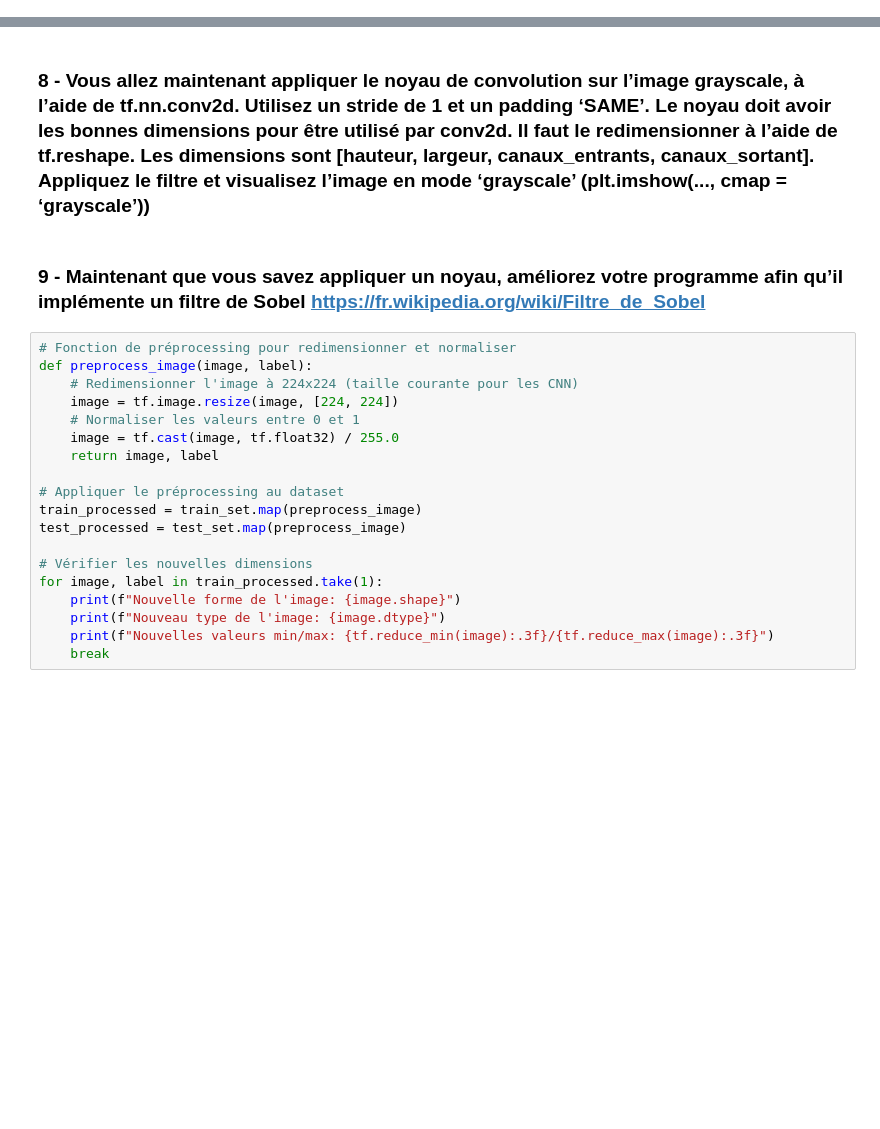
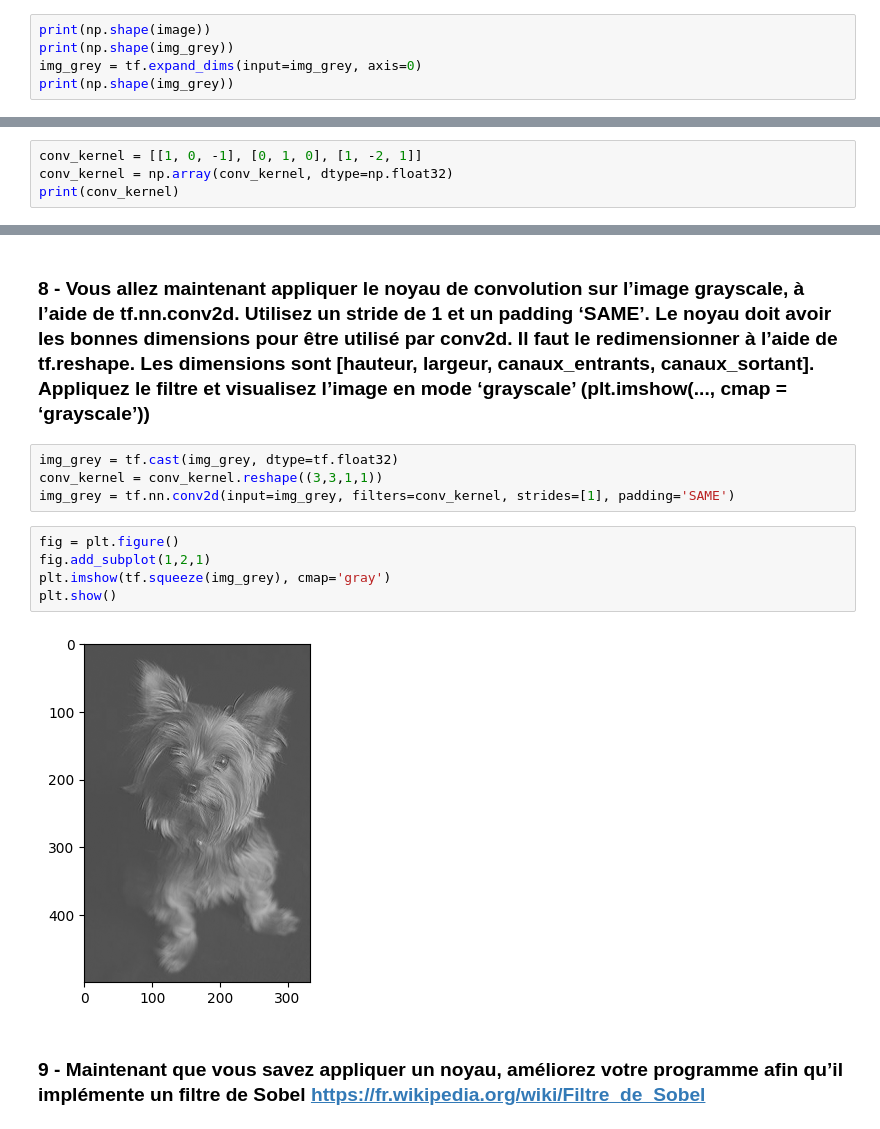
Before and after one commit to Angel0503/DeepLearning, a Jupyter notebook: Convolution/TD2.ipynb, the cells around one changed output, grey strips where cells are left out. Saved outputs shown, nothing was run; the diff lists cells and outputs as text; blank space fills up the shorter version.

```diff
--- a/Convolution/TD2.ipynb
+++ b/Convolution/TD2.ipynb
@@ -205,2 +228,7 @@ tfds.visualization.show_examples(train_set, dataset_info)
 # %% [markdown]
 ### 6 - Une couche de convolution va être appliquée sur l’image grayscale. En tensorflow, les données sont transmises aux différentes couches des réseaux de neurones par batch. Il faut donc rajouter une dimension devant l’image pour représenter le batch. Dans un premier temps, vérifier les dimensions de l’image (avec np.shape par exemple). Ajoutez une dimension avec expand_dims, puis vérifiez le résultat.
+# %%
+print(np.shape(image))
+print(np.shape(img_grey))
+img_grey = tf.expand_dims(input=img_grey, axis=0)
+print(np.shape(img_grey))
@@ -207,2 +239,6 @@ tfds.visualization.show_examples(train_set, dataset_info)
 # %% [markdown]
 ### 7 - Définissez un noyau de convolution, à l’aide d’un array numpy à 2 dimensions. Chacune des dimenions devra contenir 3 éléments de type float32. Définissez les valeurs vous-même, manuellement.
+# %%
+conv_kernel = [[1, 0, -1], [0, 1, 0], [1, -2, 1]]
+conv_kernel = np.array(conv_kernel, dtype=np.float32)
+print(conv_kernel)
@@ -209,23 +249,15 @@ tfds.visualization.show_examples(train_set, dataset_info)
 # %% [markdown]
 ### 8 - Vous allez maintenant appliquer le noyau de convolution sur l’image grayscale, à l’aide de tf.nn.conv2d. Utilisez un stride de 1 et un padding ‘SAME’. Le noyau doit avoir les bonnes dimensions pour être utilisé par conv2d. Il faut le redimensionner à l’aide de tf.reshape. Les dimensions sont [hauteur, largeur, canaux_entrants, canaux_sortant]. Appliquez le filtre et visualisez l’image en mode ‘grayscale’ (plt.imshow(..., cmap = ‘grayscale’))
+# %%
+img_grey = tf.cast(img_grey, dtype=tf.float32)
+conv_kernel = conv_kernel.reshape((3,3,1,1))
+img_grey = tf.nn.conv2d(input=img_grey, filters=conv_kernel, strides=[1], padding='SAME')
+# %%
+fig = plt.figure()
+fig.add_subplot(1,2,1)
+plt.imshow(tf.squeeze(img_grey), cmap='gray')
+plt.show()
+# %% [output]
+[figure, added]
 # %% [markdown]
 ### 9 - Maintenant que vous savez appliquer un noyau, améliorez votre programme afin qu’il implémente un filtre de Sobel https://fr.wikipedia.org/wiki/Filtre_de_Sobel
-# %%
-# Fonction de préprocessing pour redimensionner et normaliser
-def preprocess_image(image, label):
-    # Redimensionner l'image à 224x224 (taille courante pour les CNN)
-    image = tf.image.resize(image, [224, 224])
-    # Normaliser les valeurs entre 0 et 1
-    image = tf.cast(image, tf.float32) / 255.0
-    return image, label
-
-# Appliquer le préprocessing au dataset
-train_processed = train_set.map(preprocess_image)
-test_processed = test_set.map(preprocess_image)
-
-# Vérifier les nouvelles dimensions
-for image, label in train_processed.take(1):
-    print(f"Nouvelle forme de l'image: {image.shape}")
-    print(f"Nouveau type de l'image: {image.dtype}")
-    print(f"Nouvelles valeurs min/max: {tf.reduce_min(image):.3f}/{tf.reduce_max(image):.3f}")
-    break
```
Also changed, not shown: parts of 43 cells of this notebook.
